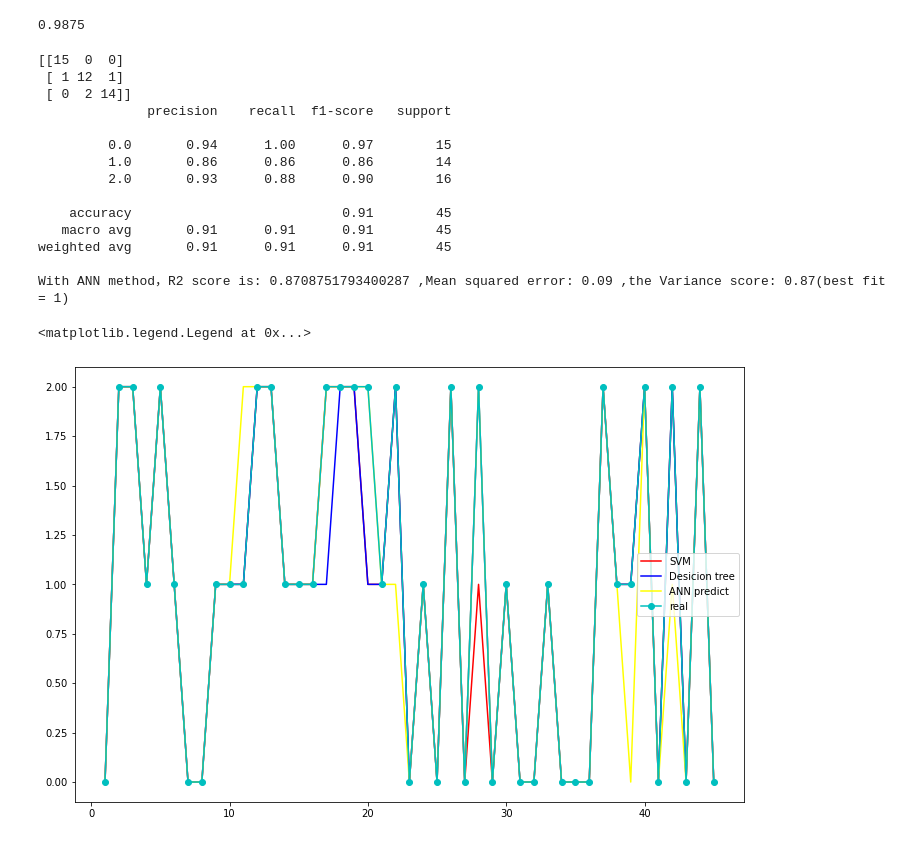
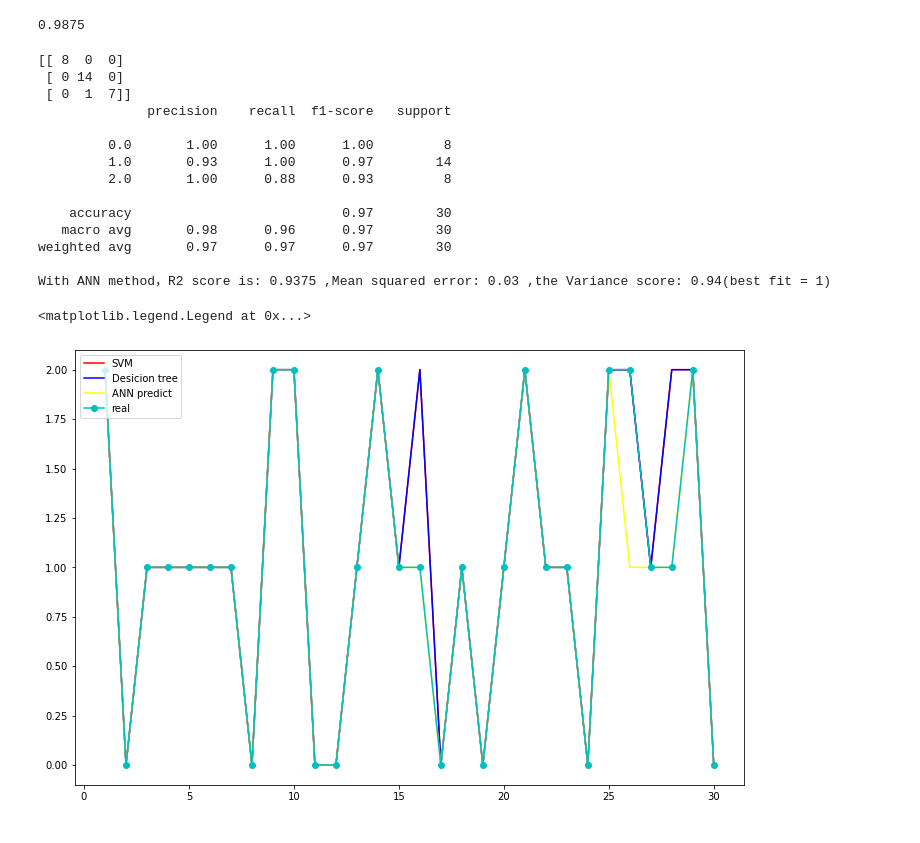
Before and after one commit to gitony0101/homework, a Jupyter notebook: Computational Methods – Spring 2021 Final Exam.ipynb, the cells around one changed output. Drawn from its saved outputs; the diff is of its cells as text; code cells hidden in the pictures.

```diff
--- a/Computational Methods – Spring 2021 Final Exam.ipynb
+++ b/Computational Methods – Spring 2021 Final Exam.ipynb
@@ -210,8 +210,8 @@ SVC(C=10, gamma=0.1)
 # Let C=10, gamma=0.1:
 
 svc_rbf = SVC(kernel='rbf', C=10, gamma=0.1)
-y_rbf = svc_rbf.fit(x_train, y_train).predict(x_test)
-print("With rbf kernel，R2 score is:", r2_score(y_test, y_rbf),",Mean squared error: %.2f"% mean_squared_error(y_test, y_rbf),',the Variance score: %.2f(best fit = 1)' % r2_score(y_test, y_rbf))
-print(confusion_matrix(y_test, y_rbf))
-print(classification_report(y_test, y_rbf))
+y_rbf = svc_rbf.fit(x_train, y_train).predict(x_val)
+print("With rbf kernel，R2 score is:", r2_score(y_val, y_rbf),",Mean squared error: %.2f"% mean_squared_error(y_val, y_rbf),',the Variance score: %.2f(best fit = 1)' % r2_score(y_val, y_rbf))
+print(confusion_matrix(y_val, y_rbf))
+print(classification_report(y_val, y_rbf))
 # %% [output]
@@ -299,6 +296,6 @@ grid.best_score_
 # %%
 clf = DecisionTreeClassifier(criterion='entropy',max_depth=3,min_samples_leaf=2,min_samples_split=2)
-y_clf = clf.fit(x_train, y_train).predict(x_test)
+y_clf = clf.fit(x_train, y_train).predict(x_val)
 
 fig_clf = plt.figure(figsize=(18,16))
 _ = tree.plot_tree(clf,
@@ -399,36 +397,37 @@ grid.best_score_
 0.9875
 # %%
 mlp = MLPClassifier(hidden_layer_sizes=(10,20,30),activation='relu',learning_rate='constant',solver='lbfgs')
-y_mlp = mlp.fit(x_train, y_train).predict(x_test)
+
+y_mlp = mlp.fit(x_train, y_train).predict(x_val)
 # %%
-print(confusion_matrix(y_test,y_mlp))
-print(classification_report(y_test,y_mlp))
-print("With ANN method，R2 score is:", r2_score(y_test, y_mlp),",Mean squared error: %.2f"% mean_squared_error(y_test, y_mlp),',the Variance score: %.2f(best fit = 1)' % r2_score(y_test, y_mlp))
+print(confusion_matrix(y_val,y_mlp))
+print(classification_report(y_val,y_mlp))
+print("With ANN method，R2 score is:", r2_score(y_val,y_mlp),",Mean squared error: %.2f"% mean_squared_error(y_val,y_mlp),',the Variance score: %.2f(best fit = 1)' % r2_score(y_val,y_mlp))
 # %% [output]
-[[15  0  0]
- [ 1 12  1]
- [ 0  2 14]]
+[[ 8  0  0]
+ [ 0 14  0]
+ [ 0  1  7]]
               precision    recall  f1-score   support
 
-         0.0       0.94      1.00      0.97        15
-         1.0       0.86      0.86      0.86        14
-         2.0       0.93      0.88      0.90        16
+         0.0       1.00      1.00      1.00         8
+         1.0       0.93      1.00      0.97        14
+         2.0       1.00      0.88      0.93         8
 
-    accuracy                           0.91        45
-   macro avg       0.91      0.91      0.91        45
-weighted avg       0.91      0.91      0.91        45
+    accuracy                           0.97        30
+   macro avg       0.98      0.96      0.97        30
+weighted avg       0.97      0.97      0.97        30
 
-With ANN method，R2 score is: 0.8708751793400287 ,Mean squared error: 0.09 ,the Variance score: 0.87(best fit = 1)
+With ANN method，R2 score is: 0.9375 ,Mean squared error: 0.03 ,the Variance score: 0.94(best fit = 1)
 # %%
 plt.figure(figsize=(12,8))
 
-x_s = np.arange(1,len(x_test) + 1)
+x_s = np.arange(1,len(x_val) + 1)
 
 plt.plot(x_s, y_rbf,color='red', label="SVM")
 plt.plot(x_s, y_clf, color='blue',label="Desicion tree")
 plt.plot(x_s, y_mlp,color='yellow',label="ANN predict")
-plt.plot(x_s, y_test, 'co-', label="real")
+plt.plot(x_s, y_val, 'co-', label="real")
 plt.legend()
 # %% [output]
 <matplotlib.legend.Legend at 0x...>
-[figure, old version]
+[figure, new version]
```
Also changed, not shown: parts of 17 cells of this notebook.
